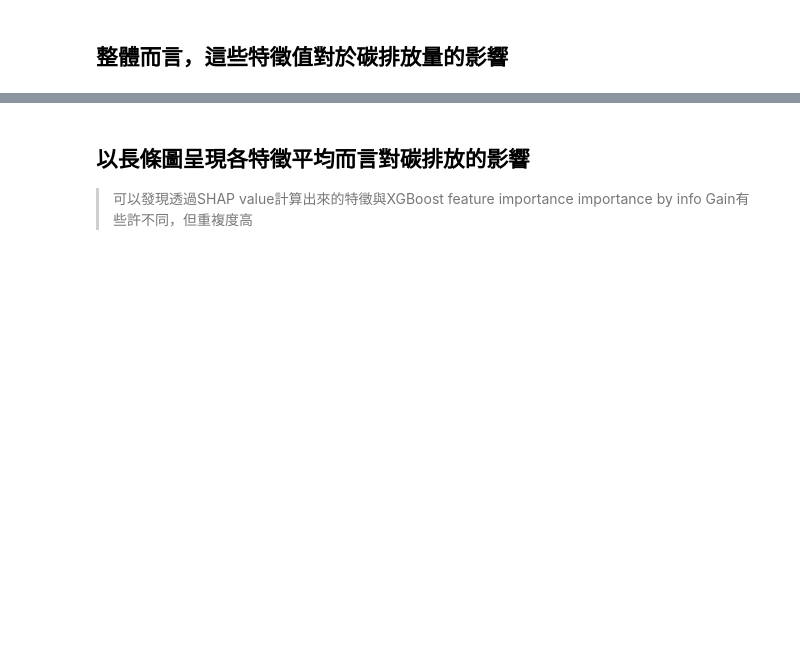
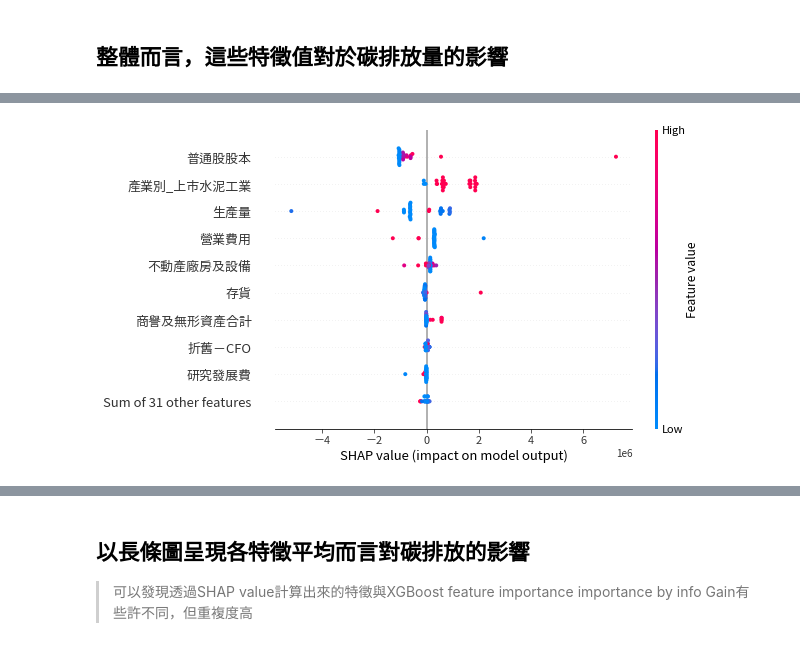
Before and after one commit to Enzo510-WuYiLing/XGBoost-Prediction-of-Carbon-Emissions--with-Financial-statements, a Jupyter notebook: XGBoost 預測碳排放.ipynb, the cells around one changed output, grey strips where cells are left out. Cells and saved outputs as stored; diff of their text form; code cells hidden in the pictures; blank space fills up the shorter version.

```diff
--- a/XGBoost 預測碳排放.ipynb
+++ b/XGBoost 預測碳排放.ipynb
@@ -237,0 +238,6 @@ shap.plots.beeswarm(shap_values)
+# %%
+# summarize the effects of all the features
+#可以出產業之間特徵對於產業的影響，這裡是上市水泥
+shap.plots.beeswarm(shap_values[:31])
+# %% [output]
+[figure, added]
```
Also changed, not shown: parts of 7 cells of this notebook.
